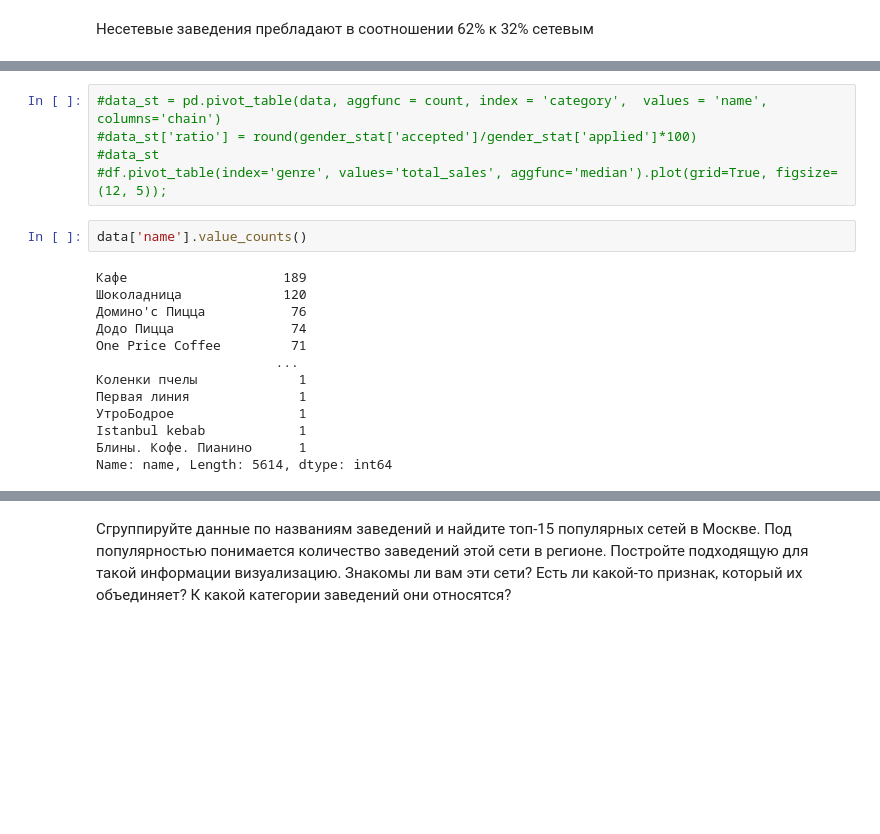
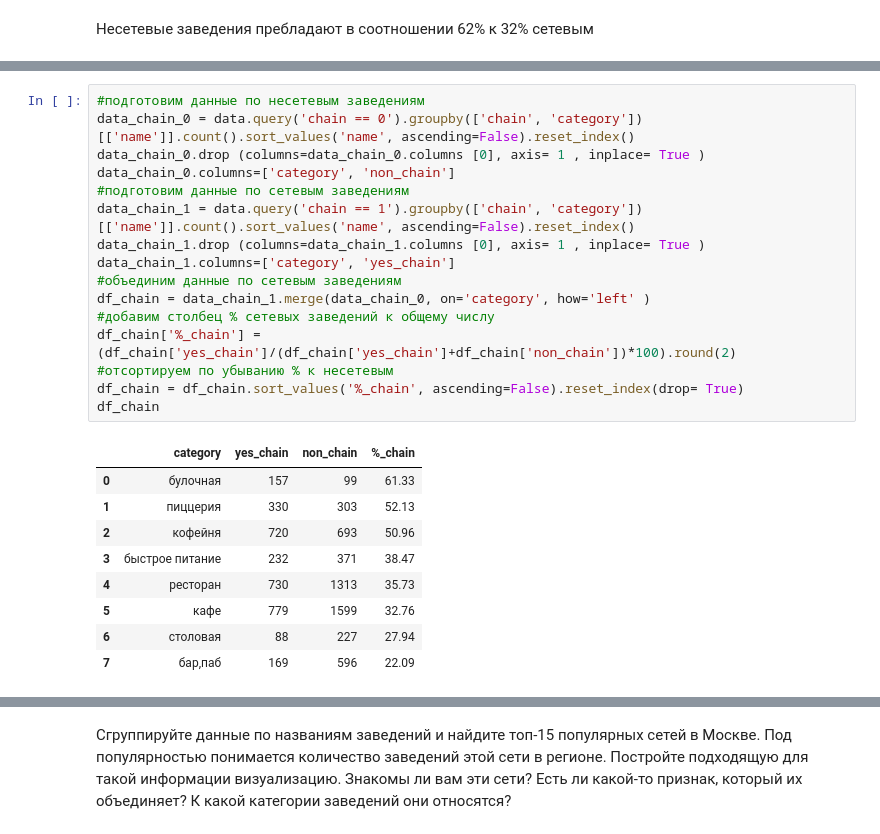
Before and after one commit to akirionenko/research-of-the-public-catering-market-in-Moscow-, a Jupyter notebook: проект_11.ipynb, the cells around one changed output, grey strips where cells are left out. Cells and saved outputs as stored; diff of their text form; blank space fills up the shorter version.

```diff
--- a/проект_11.ipynb
+++ b/проект_11.ipynb
@@ -255,20 +210,26 @@ data.head(1)
-# %%
-#data_st = pd.pivot_table(data, aggfunc = count, index = 'category',  values = 'name', columns='chain')
-#data_st['ratio'] = round(gender_stat['accepted']/gender_stat['applied']*100)
-#data_st
-#df.pivot_table(index='genre', values='total_sales', aggfunc='median').plot(grid=True, figsize=(12, 5));
-# %%
-data['name'].value_counts()
-# %% [output]
-Кафе                    189
-Шоколадница             120
-Домино'с Пицца           76
-Додо Пицца               74
-One Price Coffee         71
-                       ...
-Коленки пчелы             1
-Первая линия              1
-УтроБодрое                1
-Istanbul kebab            1
-Блины. Кофе. Пианино      1
-Name: name, Length: 5614, dtype: int64
+# %%
+#подготовим данные по несетевым заведениям
+data_chain_0 = data.query('chain == 0').groupby(['chain', 'category'])[['name']].count().sort_values('name', ascending=False).reset_index()
+data_chain_0.drop (columns=data_chain_0.columns [0], axis= 1 , inplace= True )
+data_chain_0.columns=['category', 'non_chain']
+#подготовим данные по сетевым заведениям
+data_chain_1 = data.query('chain == 1').groupby(['chain', 'category'])[['name']].count().sort_values('name', ascending=False).reset_index()
+data_chain_1.drop (columns=data_chain_1.columns [0], axis= 1 , inplace= True )
+data_chain_1.columns=['category', 'yes_chain']
+#объединим данные по сетевым заведениям
+df_chain = data_chain_1.merge(data_chain_0, on='category', how='left' )
+#добавим столбец % сетевых заведений к общему числу
+df_chain['%_chain'] = (df_chain['yes_chain']/(df_chain['yes_chain']+df_chain['non_chain'])*100).round(2)
+#отсортируем по убыванию % к несетевым
+df_chain = df_chain.sort_values('%_chain', ascending=False).reset_index(drop= True)
+df_chain
+# %% [output]
+|  | category | yes_chain | non_chain | %_chain |
+| 0 | булочная | 157 | 99 | 61.33 |
+| 1 | пиццерия | 330 | 303 | 52.13 |
+| 2 | кофейня | 720 | 693 | 50.96 |
+| 3 | быстрое питание | 232 | 371 | 38.47 |
+| 4 | ресторан | 730 | 1313 | 35.73 |
+| 5 | кафе | 779 | 1599 | 32.76 |
+| 6 | столовая | 88 | 227 | 27.94 |
+| 7 | бар,паб | 169 | 596 | 22.09 |
```
Also changed, not shown: parts of 8 cells of this notebook.
